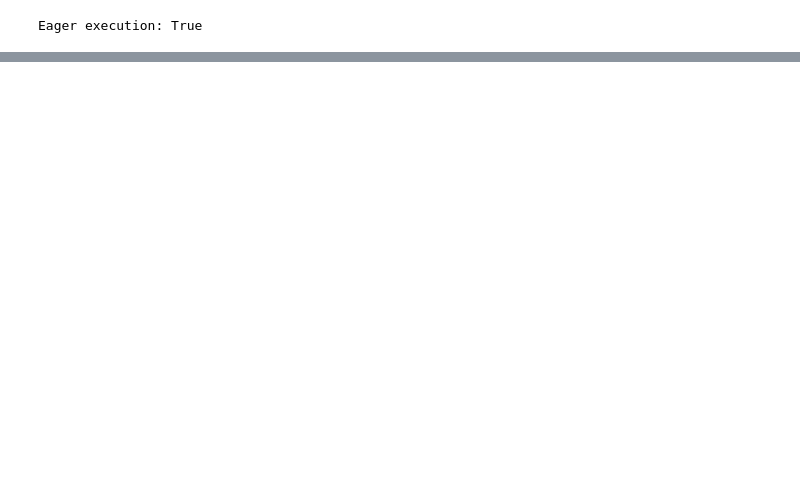
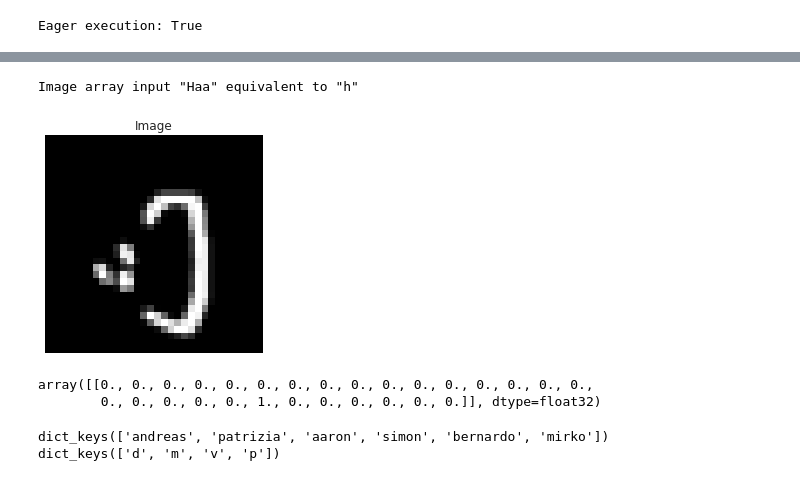
Before and after one commit to bernardo-cruz/DLV03_Project, a Jupyter notebook: neural_transfer.ipynb, the cells around one changed output, grey strips where cells are left out. Drawn from its saved outputs; the diff is of its cells as text; code cells hidden in the pictures; blank space fills up the shorter version.

Commit message:
update recalculation of cnn and save model

```diff
--- a/neural_transfer.ipynb
+++ b/neural_transfer.ipynb
@@ -68,8 +127,36 @@ prediction = predictor.predict()
+# %%
+# Create a sample img
+test_sample = df_test[df_test.label == 7].sample(1)
+print(f'Image array input "{test_sample.name.values[0]}" equivalent to "{test_sample.equivalent.values[0]}"')
+test_img = test_sample.img_array.values[0]
+
+# Show this image
+show_image(test_img)
+# %% [output]
+Image array input "Haa" equivalent to "h"
+[figure, added]
+# %%
+# reload model 4 - best model
+predictor = tf.keras.models.load_model(
+    str(path_project_dir.joinpath('models','model_4.h5'))
+    )
+
+# Show prediction
+to_predict = test_img.reshape(-1,32,32,1)
+predictor.predict(to_predict)
+# %% [output]
+array([[0., 0., 0., 0., 0., 0., 0., 0., 0., 0., 0., 0., 0., 0., 0., 0.,
+        0., 0., 0., 0., 0., 1., 0., 0., 0., 0., 0., 0.]], dtype=float32)
 # %%
-style_content = glob(str(path_to_images)+'/*', recursive = True)
-path_styles = glob(style_content[0] + '/*')
-path_content = glob(style_content[1] + '/*')
+# get style sheets
+style_and_content = glob(str(path_to_images)+'/*', recursive = True)
 
-print(path_styles)
-print()
-print(path_content)
+# get styles/content
+path_styles = {item.split('/')[-2]:item for item in glob(style_and_content[0] + '/*/*')}
+path_content = {item.split('/')[-2]:item for item in glob(style_and_content[1] + '/*/*')}
+
+print(path_styles.keys())
+print(path_content.keys())
+# %% [output]
+dict_keys(['andreas', 'patrizia', 'aaron', 'simon', 'bernardo', 'mirko'])
+dict_keys(['d', 'm', 'v', 'p'])
```
Also changed, not shown: parts of 8 cells of this notebook, 2 other files.
